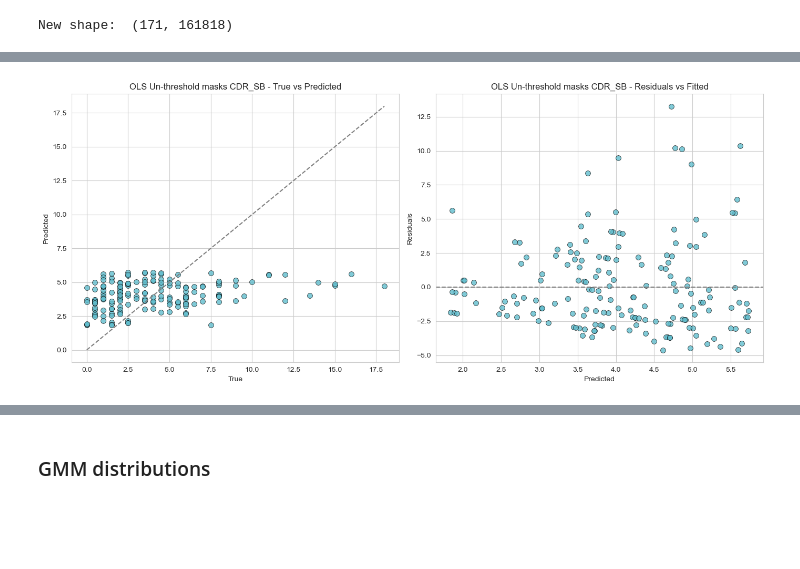
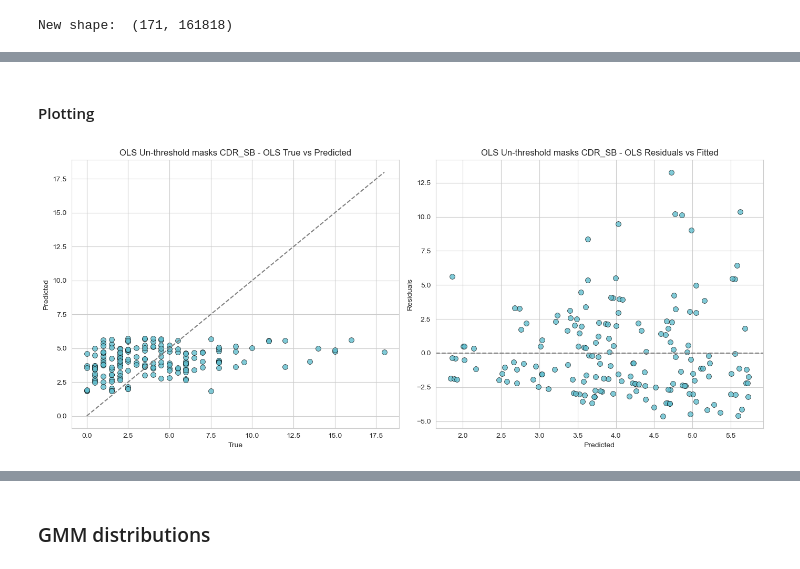
Before and after one commit to EmmaTosato/ANM_Verona, a Jupyter notebook: notebooks/AtrophyNetworkMapping.ipynb, the cells around one changed output, grey strips where cells are left out. Cells and saved outputs as stored; diff of their text form; code cells hidden in the pictures; blank space fills up the shorter version.

```diff
--- a/notebooks/AtrophyNetworkMapping.ipynb
+++ b/notebooks/AtrophyNetworkMapping.ipynb
@@ -961,7 +961,9 @@ Covariance Type:            nonrobust
 
 Notes:
 [1] Standard Errors assume that the covariance matrix of the errors is correctly specified.
+# %% [markdown]
+#### Plotting
 # %%
-plot_ols_diagnostics(y, y_pred, residuals, "OLS Un-threshold masks CDR_SB",save_path=None, plot_flag=True)
+plot_ols_diagnostics(y, y_pred, residuals, "OLS Actuals vs Predicted and Residuals",save_path=None, plot_flag=True)
 # %% [output]
-[figure, old version]
+[figure, new version]
```
Also changed, not shown: parts of 15 cells of this notebook, 5 other files.
